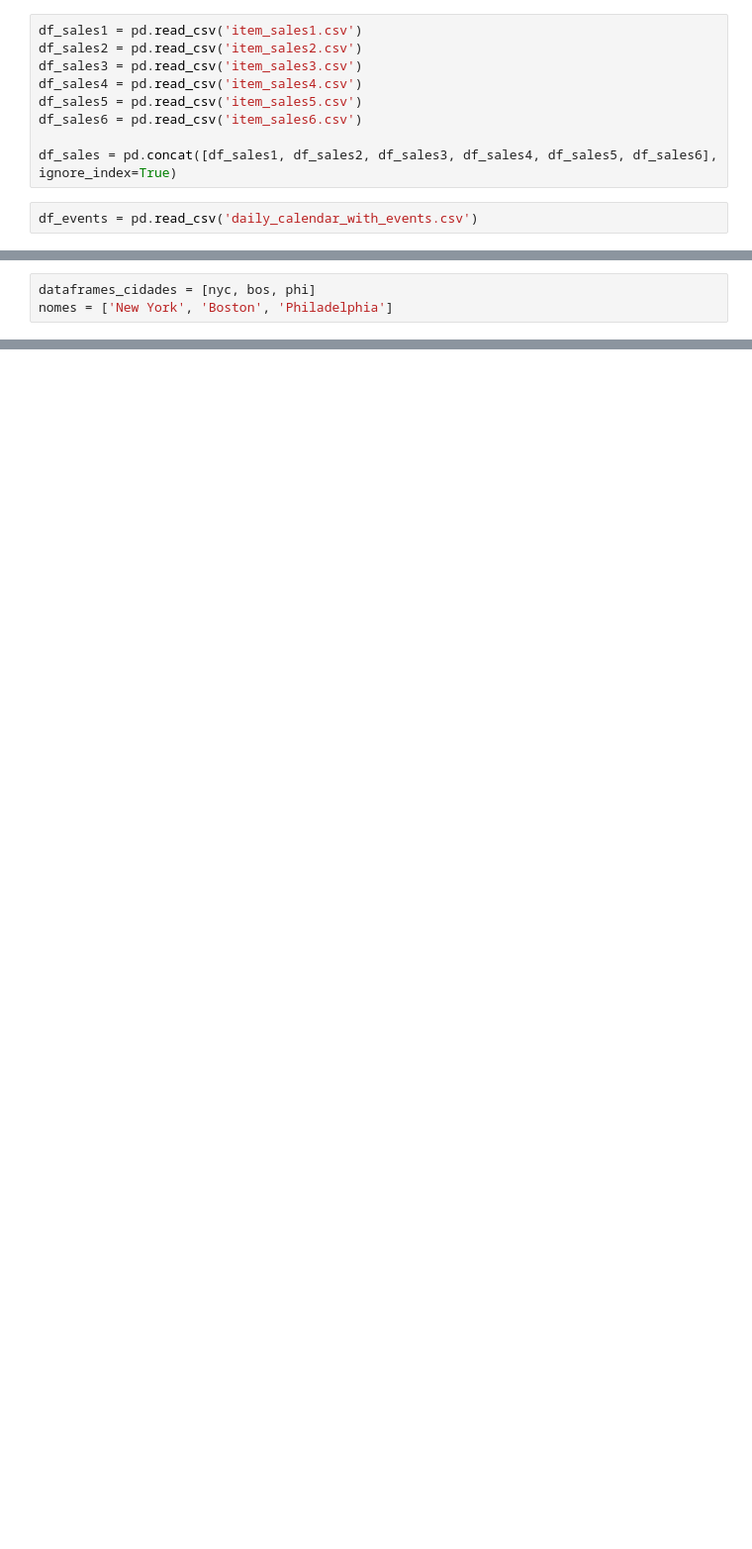
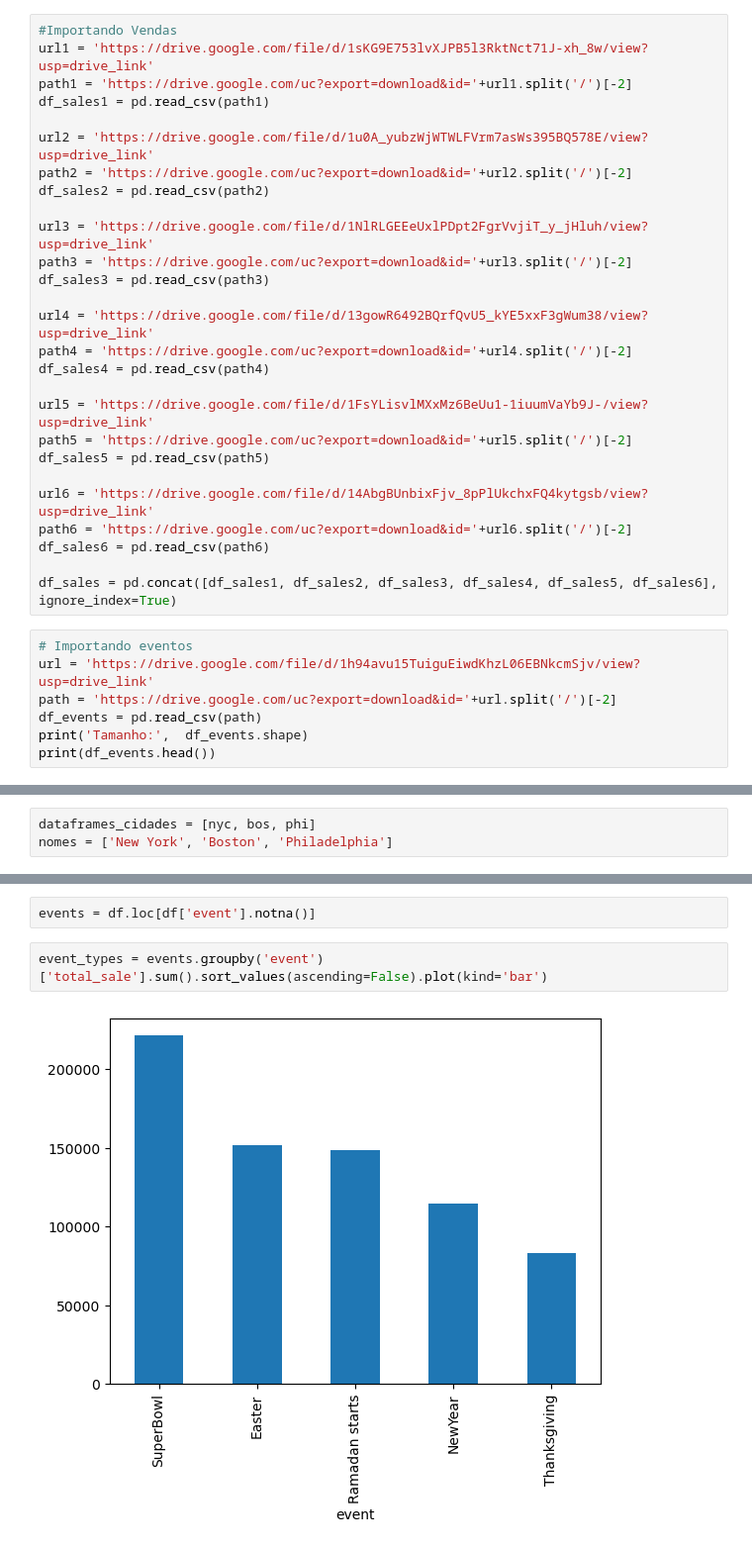
Before and after one commit to 15murakamie/dsmarket-time-series, a Jupyter notebook: main_dsmarket.ipynb, the cells around one changed output, grey strips where cells are left out. Shown at 99% size. Cells and saved outputs as stored; diff of their text form; blank space fills up the shorter version.

```diff
--- a/main_dsmarket.ipynb
+++ b/main_dsmarket.ipynb
@@ -19,13 +34,36 @@ df_price5 = pd.read_csv('item_prices5.csv')
 
 df_price = pd.concat([df_price1, df_price2, df_price3, df_price4, df_price5], ignore_index=True)
 # %%
-df_sales1 = pd.read_csv('item_sales1.csv')
-df_sales2 = pd.read_csv('item_sales2.csv')
-df_sales3 = pd.read_csv('item_sales3.csv')
-df_sales4 = pd.read_csv('item_sales4.csv')
-df_sales5 = pd.read_csv('item_sales5.csv')
-df_sales6 = pd.read_csv('item_sales6.csv')
+#Importando Vendas
+url1 = 'https://drive.google.com/file/d/1sKG9E753lvXJPB5l3RktNct71J-xh_8w/view?usp=drive_link'
+path1 = 'https://drive.google.com/uc?export=download&id='+url1.split('/')[-2]
+df_sales1 = pd.read_csv(path1)
+
+url2 = 'https://drive.google.com/file/d/1u0A_yubzWjWTWLFVrm7asWs395BQ578E/view?usp=drive_link'
+path2 = 'https://drive.google.com/uc?export=download&id='+url2.split('/')[-2]
+df_sales2 = pd.read_csv(path2)
+
+url3 = 'https://drive.google.com/file/d/1NlRLGEEeUxlPDpt2FgrVvjiT_y_jHluh/view?usp=drive_link'
+path3 = 'https://drive.google.com/uc?export=download&id='+url3.split('/')[-2]
+df_sales3 = pd.read_csv(path3)
+
+url4 = 'https://drive.google.com/file/d/13gowR6492BQrfQvU5_kYE5xxF3gWum38/view?usp=drive_link'
+path4 = 'https://drive.google.com/uc?export=download&id='+url4.split('/')[-2]
+df_sales4 = pd.read_csv(path4)
+
+url5 = 'https://drive.google.com/file/d/1FsYLisvlMXxMz6BeUu1-1iuumVaYb9J-/view?usp=drive_link'
+path5 = 'https://drive.google.com/uc?export=download&id='+url5.split('/')[-2]
+df_sales5 = pd.read_csv(path5)
+
+url6 = 'https://drive.google.com/file/d/14AbgBUnbixFjv_8pPlUkchxFQ4kytgsb/view?usp=drive_link'
+path6 = 'https://drive.google.com/uc?export=download&id='+url6.split('/')[-2]
+df_sales6 = pd.read_csv(path6)
 
 df_sales = pd.concat([df_sales1, df_sales2, df_sales3, df_sales4, df_sales5, df_sales6], ignore_index=True)
 # %%
-df_events = pd.read_csv('daily_calendar_with_events.csv')
+# Importando eventos
+url = 'https://drive.google.com/file/d/1h94avu15TuiguEiwdKhzL06EBNkcmSjv/view?usp=drive_link'
+path = 'https://drive.google.com/uc?export=download&id='+url.split('/')[-2]
+df_events = pd.read_csv(path)
+print('Tamanho:',  df_events.shape)
+print(df_events.head())
@@ -597,0 +646,6 @@ for i in range(len(dataframes_cidades)):
+# %%
+events = df.loc[df['event'].notna()]
+# %%
+event_types = events.groupby('event')['total_sale'].sum().sort_values(ascending=False).plot(kind='bar')
+# %% [output]
+[figure, added]
```
Also changed, not shown: parts of 3 cells of this notebook.
